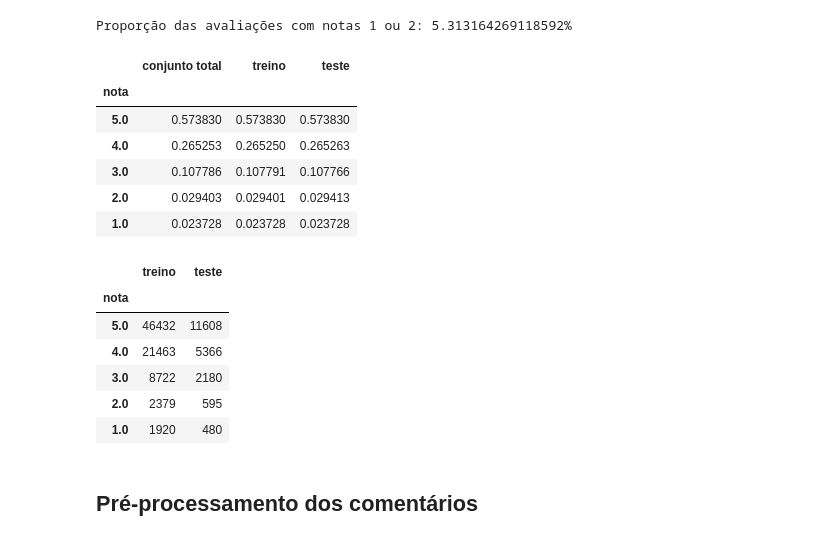
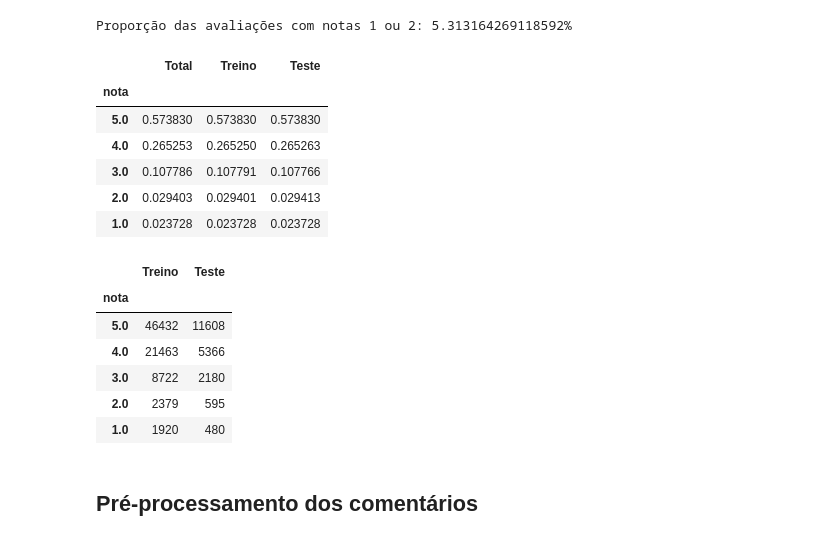
Before and after one commit to RodolfoPCruz/trip_advisor, a Jupyter notebook: trip_advisor.ipynb, the cells around one changed output. Saved outputs shown, nothing was run; the diff lists cells and outputs as text; code cells hidden in the pictures.

```diff
--- a/trip_advisor.ipynb
+++ b/trip_advisor.ipynb
@@ -320,11 +309,12 @@ x_treino,x_teste,y_treino,y_teste=train_test_split(x_comentarios,y_notas,test_si
 # %%
 #A separação dos dados de treino e teste foi feito de modo estratificado, de modo que a propoção de amostras de cada classe foi mantida após a separação
-y_treino.value_counts()/len(y_treino)
-pd.concat((y_notas.value_counts()/len(y_notas),
-           y_treino.value_counts()/len(y_treino),
-           y_teste.value_counts()/len(y_teste)),axis=1).rename(columns={0:'conjunto total',1:'treino',2:'teste'})
+proporcao_treino_teste=pd.concat((y_notas.value_counts()/len(y_notas),
+                        y_treino.value_counts()/len(y_treino),
+                        y_teste.value_counts()/len(y_teste)),axis=1).rename(columns={0:'conjunto total',1:'treino',2:'teste'})
+proporcao_treino_teste.columns=['Total','Treino','Teste']
+proporcao_treino_teste
 # %% [output]
-|  | conjunto total | treino | teste |
+|  | Total | Treino | Teste |
 | nota |  |  |  |
 | 5.0 | 0.573830 | 0.573830 | 0.573830 |
 | 4.0 | 0.265253 | 0.265250 | 0.265263 |
@@ -333,9 +323,11 @@ pd.concat((y_notas.value_counts()/len(y_notas),
 | 1.0 | 0.023728 | 0.023728 | 0.023728 |
 # %%
 #Numero de amostras de cada nota nos dados de treino e teste
-pd.concat((y_treino.value_counts(),y_teste.value_counts()),axis=1).rename(columns={0:'treino',1:'teste'})
+amostras_treino_teste=pd.concat((y_treino.value_counts(),y_teste.value_counts()),axis=1)
+amostras_treino_teste.columns=['Treino','Teste']
+amostras_treino_teste
 # %% [output]
-|  | treino | teste |
+|  | Treino | Teste |
 | nota |  |  |
 | 5.0 | 46432 | 11608 |
 | 4.0 | 21463 | 5366 |
```
Also changed, not shown: parts of 32 cells of this notebook.
